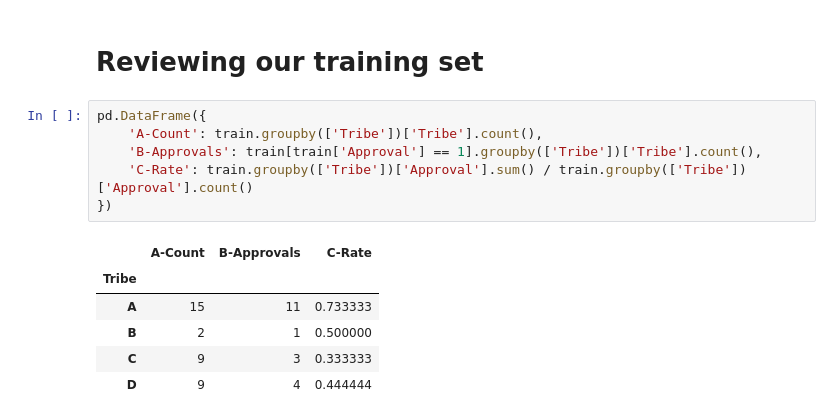
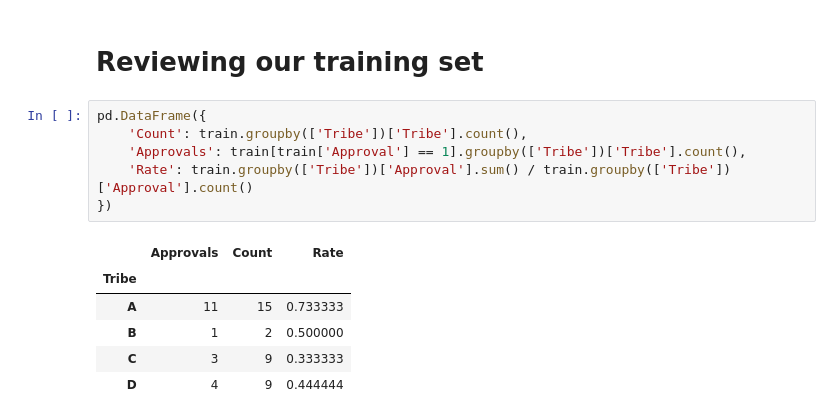
Before and after one commit to brookingcharlie/ml-dis, a Jupyter notebook: notebook.ipynb, the cells around one changed output. Saved outputs shown, nothing was run; the diff lists cells and outputs as text.

```diff
--- a/notebook.ipynb
+++ b/notebook.ipynb
@@ -171,14 +173,14 @@ array([[10,  1],
 # Reviewing our training set
 # %%
 pd.DataFrame({
-    'A-Count': train.groupby(['Tribe'])['Tribe'].count(),
-    'B-Approvals': train[train['Approval'] == 1].groupby(['Tribe'])['Tribe'].count(),
-    'C-Rate': train.groupby(['Tribe'])['Approval'].sum() / train.groupby(['Tribe'])['Approval'].count()
+    'Count': train.groupby(['Tribe'])['Tribe'].count(),
+    'Approvals': train[train['Approval'] == 1].groupby(['Tribe'])['Tribe'].count(),
+    'Rate': train.groupby(['Tribe'])['Approval'].sum() / train.groupby(['Tribe'])['Approval'].count()
 })
 # %% [output]
-|  | A-Count | B-Approvals | C-Rate |
+|  | Approvals | Count | Rate |
 | Tribe |  |  |  |
-| A | 15 | 11 | 0.733333 |
-| B | 2 | 1 | 0.500000 |
-| C | 9 | 3 | 0.333333 |
-| D | 9 | 4 | 0.444444 |
+| A | 11 | 15 | 0.733333 |
+| B | 1 | 2 | 0.500000 |
+| C | 3 | 9 | 0.333333 |
+| D | 4 | 9 | 0.444444 |
```
Also changed, not shown: parts of 22 cells of this notebook.
